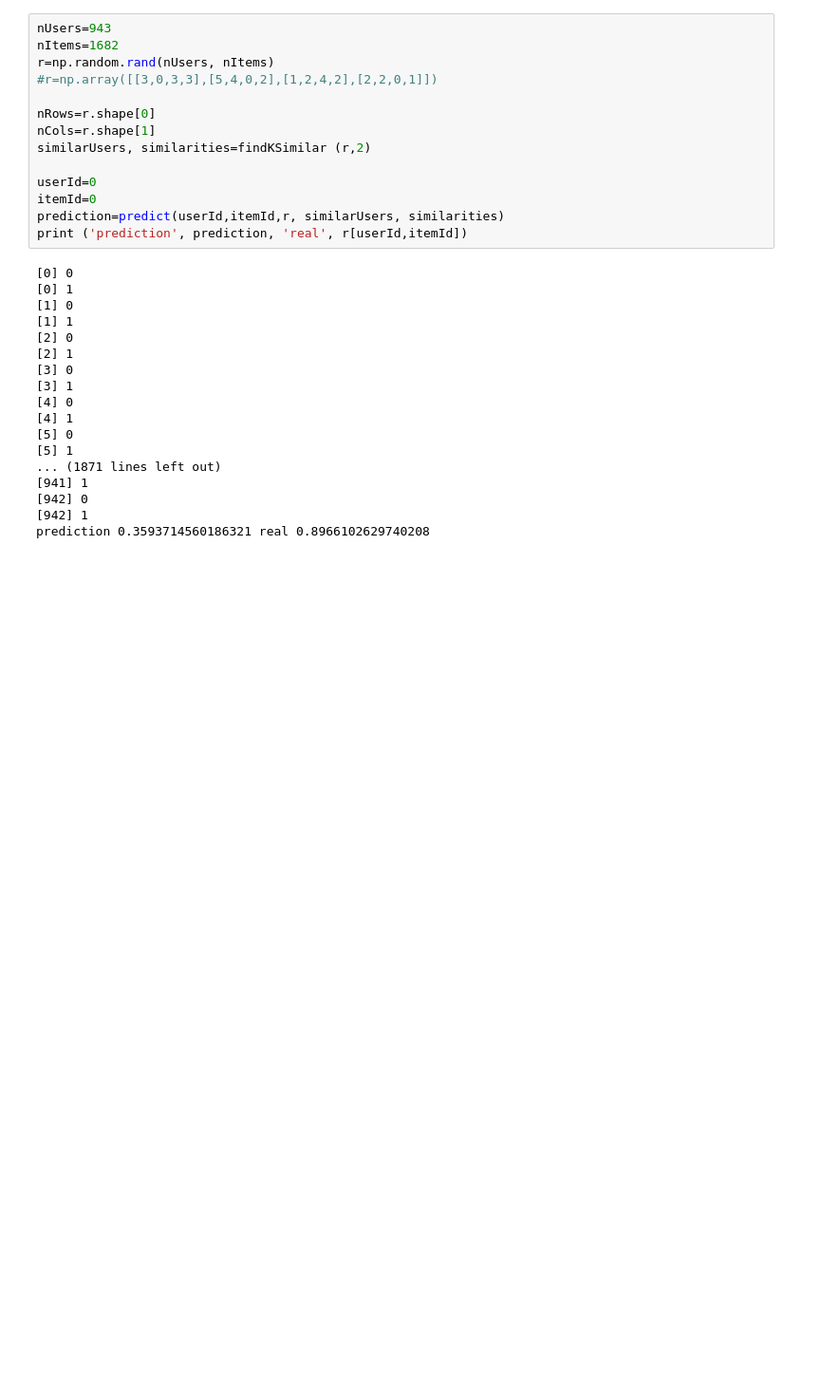
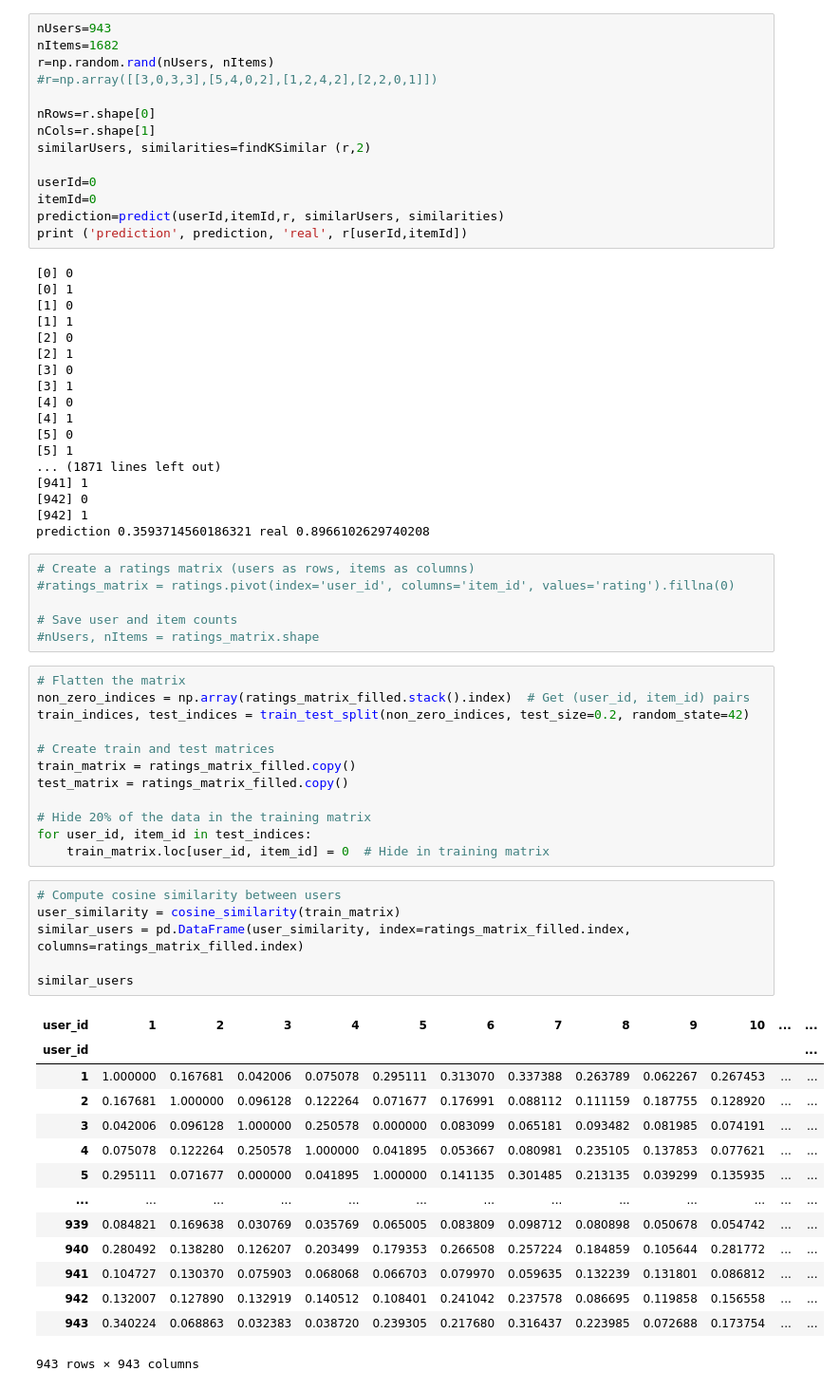
Before and after one commit to ChoutouriadiKaterina/Big_Data_2024, a Jupyter notebook: step one.ipynb, the cells around one changed output. Shown at 95% size. Cells and saved outputs as stored; diff of their text form; blank space fills up the shorter version.

```diff
--- a/step one.ipynb
+++ b/step one.ipynb
@@ -652,3 +654,42 @@ print ('prediction', prediction, 'real', r[userId,itemId])
 [942] 0
 [942] 1
 prediction 0.3593714560186321 real 0.8966102629740208
+# %%
+# Create a ratings matrix (users as rows, items as columns)
+#ratings_matrix = ratings.pivot(index='user_id', columns='item_id', values='rating').fillna(0)
+
+# Save user and item counts
+#nUsers, nItems = ratings_matrix.shape
+# %%
+# Flatten the matrix
+non_zero_indices = np.array(ratings_matrix_filled.stack().index)  # Get (user_id, item_id) pairs
+train_indices, test_indices = train_test_split(non_zero_indices, test_size=0.2, random_state=42)
+
+# Create train and test matrices
+train_matrix = ratings_matrix_filled.copy()
+test_matrix = ratings_matrix_filled.copy()
+
+# Hide 20% of the data in the training matrix
+for user_id, item_id in test_indices:
+    train_matrix.loc[user_id, item_id] = 0  # Hide in training matrix
+# %%
+# Compute cosine similarity between users
+user_similarity = cosine_similarity(train_matrix)
+similar_users = pd.DataFrame(user_similarity, index=ratings_matrix_filled.index, columns=ratings_matrix_filled.index)
+
+similar_users
+# %% [output]
+| user_id | 1 | 2 | 3 | 4 | 5 | 6 | 7 | 8 | 9 | 10 | ... | ... |
+| user_id |  |  |  |  |  |  |  |  |  |  |  | ... |
+| 1 | 1.000000 | 0.167681 | 0.042006 | 0.075078 | 0.295111 | 0.313070 | 0.337388 | 0.263789 | 0.062267 | 0.267453 | ... | ... |
+| 2 | 0.167681 | 1.000000 | 0.096128 | 0.122264 | 0.071677 | 0.176991 | 0.088112 | 0.111159 | 0.187755 | 0.128920 | ... | ... |
+| 3 | 0.042006 | 0.096128 | 1.000000 | 0.250578 | 0.000000 | 0.083099 | 0.065181 | 0.093482 | 0.081985 | 0.074191 | ... | ... |
+| 4 | 0.075078 | 0.122264 | 0.250578 | 1.000000 | 0.041895 | 0.053667 | 0.080981 | 0.235105 | 0.137853 | 0.077621 | ... | ... |
+| 5 | 0.295111 | 0.071677 | 0.000000 | 0.041895 | 1.000000 | 0.141135 | 0.301485 | 0.213135 | 0.039299 | 0.135935 | ... | ... |
+| ... | ... | ... | ... | ... | ... | ... | ... | ... | ... | ... | ... | ... |
+| 939 | 0.084821 | 0.169638 | 0.030769 | 0.035769 | 0.065005 | 0.083809 | 0.098712 | 0.080898 | 0.050678 | 0.054742 | ... | ... |
+| 940 | 0.280492 | 0.138280 | 0.126207 | 0.203499 | 0.179353 | 0.266508 | 0.257224 | 0.184859 | 0.105644 | 0.281772 | ... | ... |
+| 941 | 0.104727 | 0.130370 | 0.075903 | 0.068068 | 0.066703 | 0.079970 | 0.059635 | 0.132239 | 0.131801 | 0.086812 | ... | ... |
+| 942 | 0.132007 | 0.127890 | 0.132919 | 0.140512 | 0.108401 | 0.241042 | 0.237578 | 0.086695 | 0.119858 | 0.156558 | ... | ... |
+| 943 | 0.340224 | 0.068863 | 0.032383 | 0.038720 | 0.239305 | 0.217680 | 0.316437 | 0.223985 | 0.072688 | 0.173754 | ... | ... |
+943 rows × 943 columns
```
Also changed, not shown: parts of 6 cells of this notebook.
